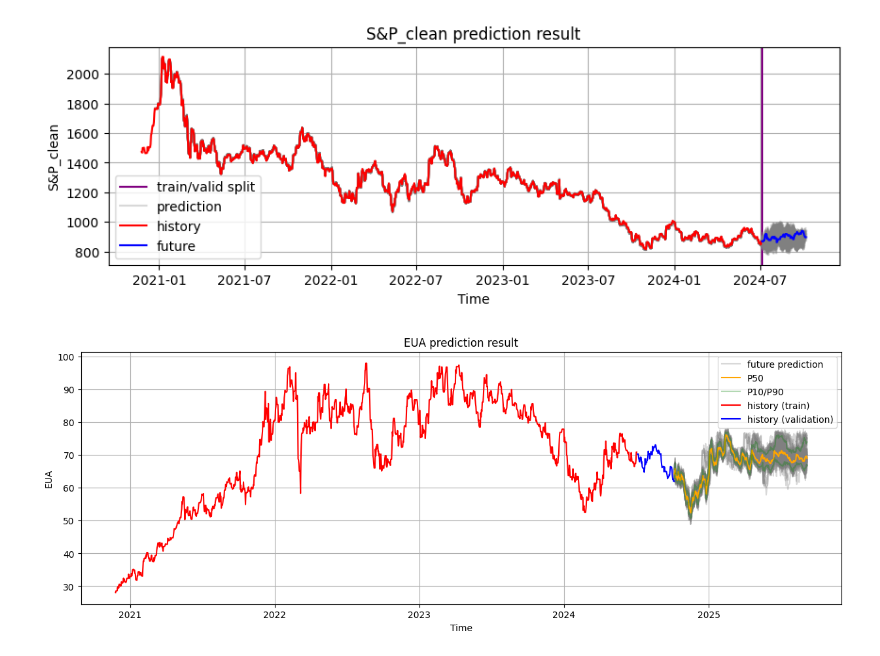
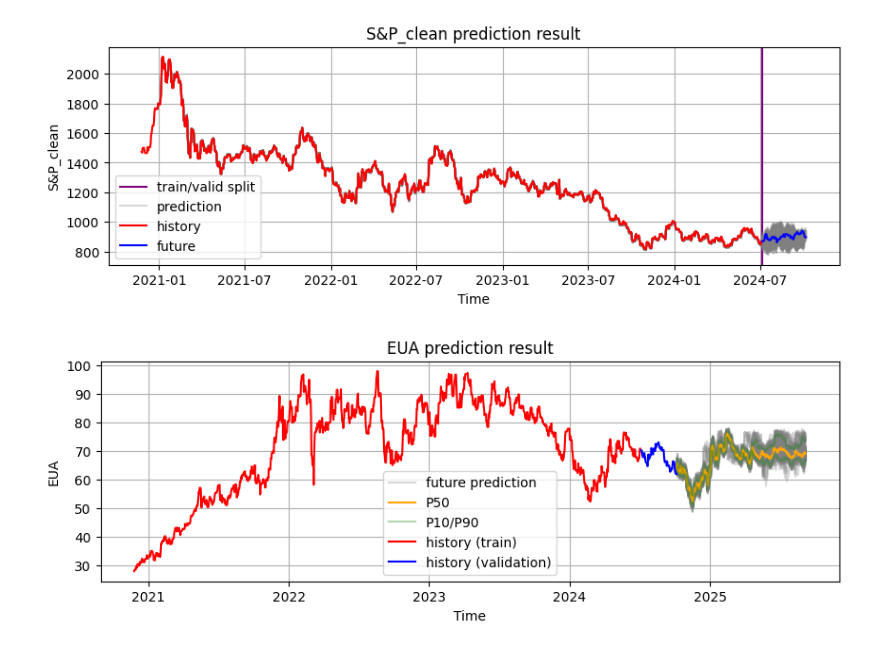
Before and after one commit to geomodeller/eua_prediction, a Jupyter notebook: MULTIRECURSIVE_HJ.ipynb, the cells around one changed output. Saved outputs shown, nothing was run; the diff lists cells and outputs as text; code cells hidden in the pictures.

```diff
--- a/MULTIRECURSIVE_HJ.ipynb
+++ b/MULTIRECURSIVE_HJ.ipynb
@@ -164,17 +164,17 @@ future_price_ensemble, future_time = resursive_furture_prediction_with_dropout(m
 # %%
 from script.post_processing import visual_recursive_future_prediction
 visual_recursive_future_prediction(future_time, future_price_ensemble,
                                        train_test_split_date,
                                        df_all,
-                                          figsize = (15,5),
+                                          figsize = (10,3),
                                           index_of_data= 0, # 0 is EUA price
                                           name_of_data = 'EUA',
                                         decoration = {'xlabel': 'Time',
                                                         'ylabel':'EUA',
                                                         'title':'EUA prediction result',
                                                         'grid':'on'})
 # %% [output]
-[figure, old version]
+[figure, new version]
 # %%
 for i, name in enumerate(['EUA','Oil', 'Coal','Power', 'GDP', 'S&P_clean',]):
     visual_recursive_future_prediction(future_time, future_price_ensemble,
```
Also changed, not shown: parts of 1 cell of this notebook.
